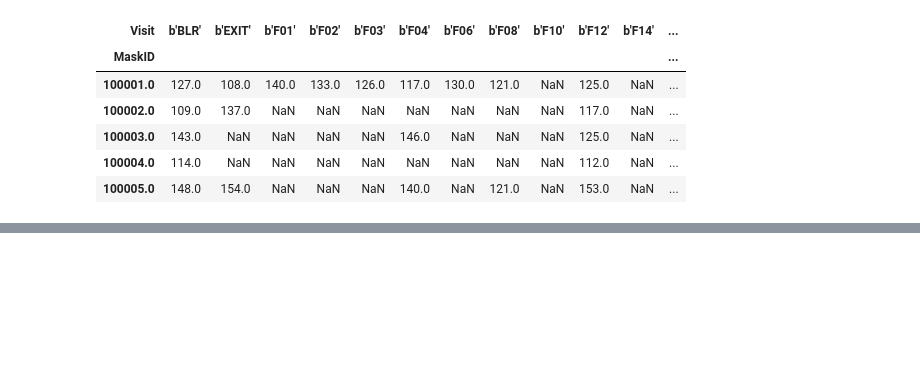
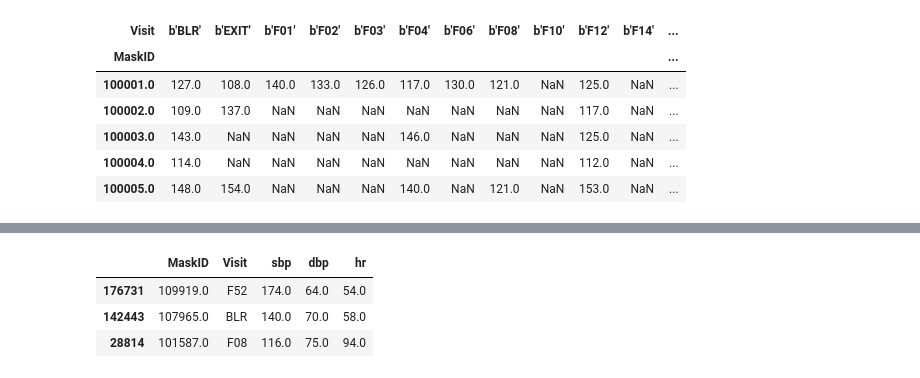
Before and after one commit to helloniki77/DWPaper-1, a Jupyter notebook: DataAnalysis.ipynb, the cells around one changed output, grey strips where cells are left out. Saved outputs shown, nothing was run; the diff lists cells and outputs as text; code cells hidden in the pictures; blank space fills up the shorter version.

```diff
--- a/DataAnalysis.ipynb
+++ b/DataAnalysis.ipynb
@@ -92,0 +100,7 @@ pivot_s.head()
+# %%
+_s.sample(3)
+# %% [output]
+|  | MaskID | Visit | sbp | dbp | hr |
+| 176731 | 109919.0 | F52 | 174.0 | 64.0 | 54.0 |
+| 142443 | 107965.0 | BLR | 140.0 | 70.0 | 58.0 |
+| 28814 | 101587.0 | F08 | 116.0 | 75.0 | 94.0 |
```
Also changed, not shown: parts of 11 cells of this notebook.
